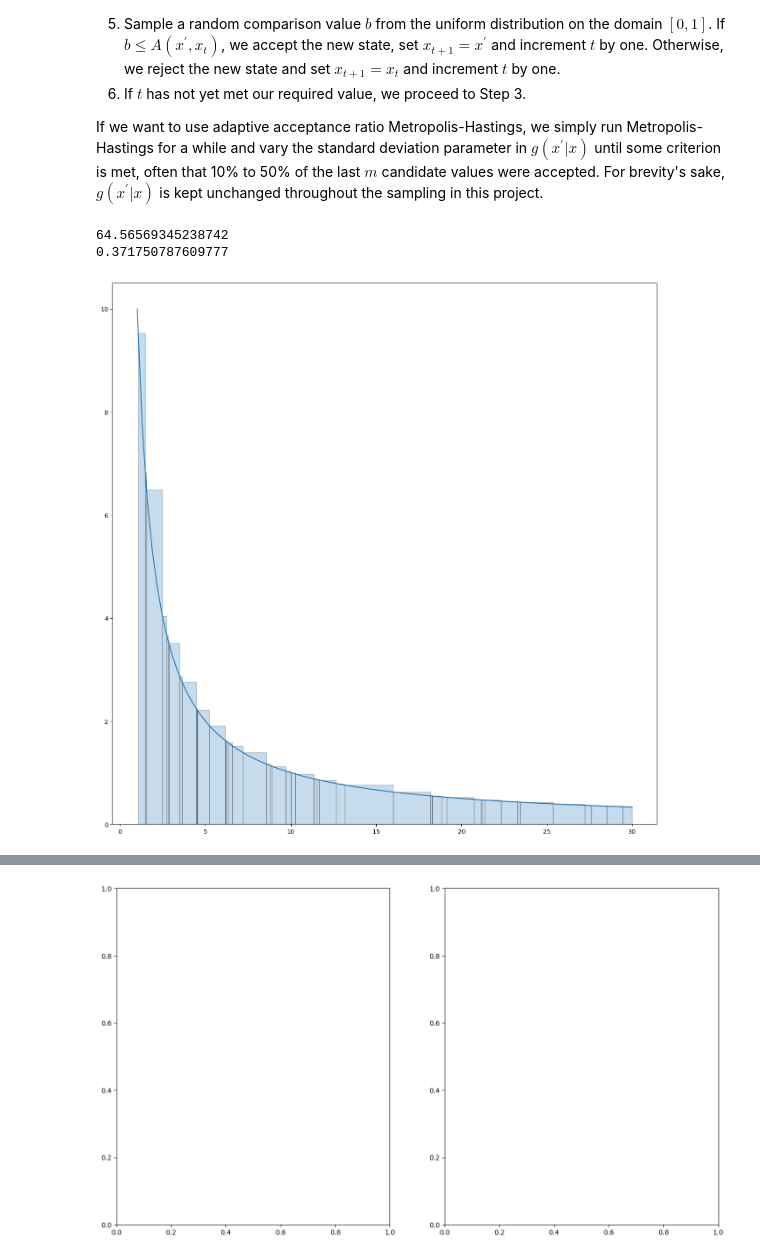
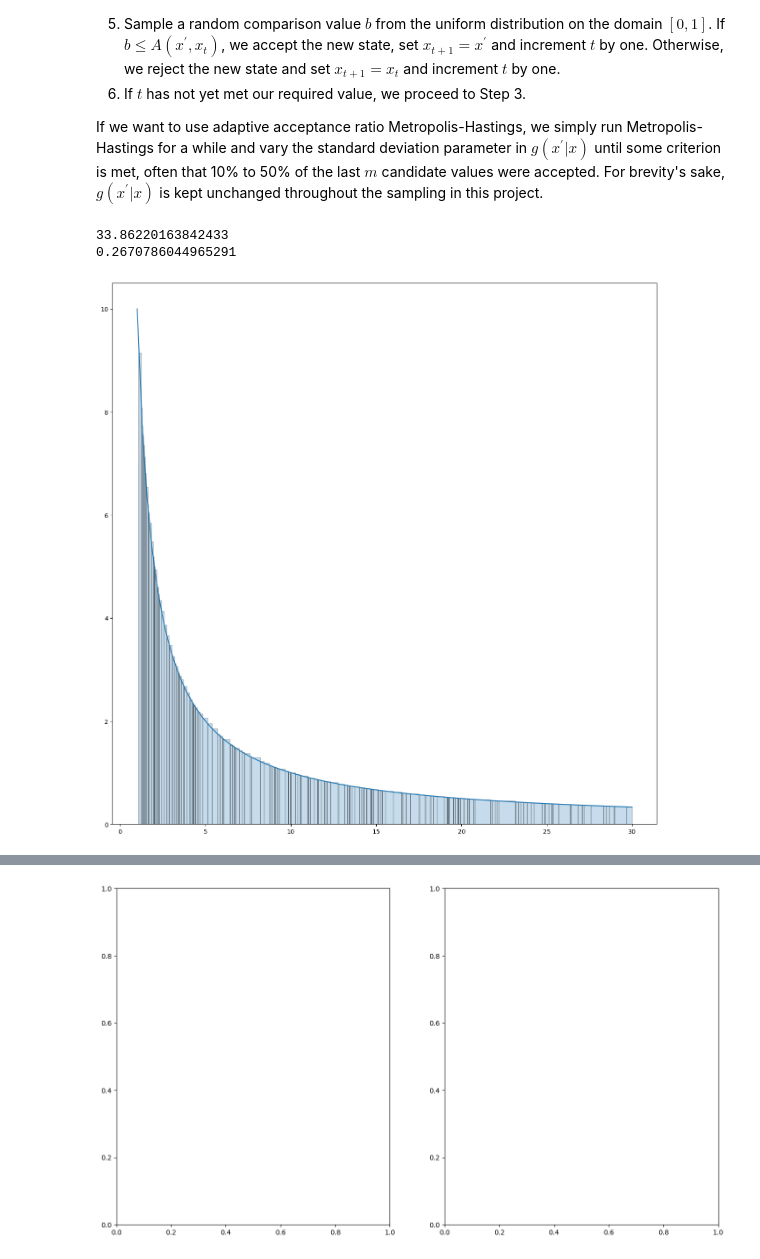
Before and after one commit to jaketanderson/phys41, a Jupyter notebook: Final_Project/Metropolis-Hastings_Monte_Carlo.ipynb, the cells around one changed output, grey strips where cells are left out. Drawn from its saved outputs; the diff is of its cells as text; code cells hidden in the pictures.

```diff
--- a/Final_Project/Metropolis-Hastings_Monte_Carlo.ipynb
+++ b/Final_Project/Metropolis-Hastings_Monte_Carlo.ipynb
@@ -397,22 +397,22 @@ In Metropolis-Hastings Monte Carlo we do the following:
 If we want to use adaptive acceptance ratio Metropolis-Hastings, we simply run Metropolis-Hastings for a while and vary the standard deviation parameter in $g(x^\prime|x)$ until some criterion is met, often that 10% to 50% of the last $m$ candidate values were accepted. For brevity's sake, $g(x^\prime|x)$ is kept unchanged throughout the sampling in this project.
 # %%
 def run_MHMC(f, g, domain, num_points=50):
-    fig = plt.figure(figsize=(16,16))
-    plt.plot(np.linspace(1,30,100), [10/x for x in np.linspace(1,30,100)])
+    fig = plt.figure(figsize=(16, 16))
+    plt.plot(np.linspace(1, 30, 100), [10 / x for x in np.linspace(1, 30, 100)])
 
-    rng = np.random.default_rng(seed=13579)
+    rng = np.random.default_rng(seed=135791)
     x_0 = rng.uniform(low=1, high=30)
     t = 0
     samples = [x_0]
     heights = [f(x_0, domain)]
     As = []
 
-    while len(set(samples)) < num_points-1:
+    while len(set(samples)) < num_points:
         x_prime = g(samples[t], rng)
         height = f(x_prime, domain)
         numerator = height * g(x_prime, rng, x_prime=samples[t])
         denominator = heights[t] * g(samples[t], rng, x_prime=x_prime)
-        A = min(1, numerator/denominator)
+        A = min(1, numerator / denominator)
         As.append(A)
         b = rng.random()
         if b <= A:
@@ -426,44 +426,65 @@ def run_MHMC(f, g, domain, num_points=50):
     # Remove duplicate samples
     temp_samples = []
     [temp_samples.append(sample) for sample in samples if sample not in temp_samples]
     samples = temp_samples
 
     # Remove duplicate heights
     temp_heights = []
     [temp_heights.append(height) for height in heights if height not in temp_heights]
     heights = temp_heights
 
     samples_and_heights = list(zip(samples, heights))
-    samples_and_heights.sort(key=lambda point: point[0])
+    samples_and_heights.sort(key=(lambda point: point[0]))
+
     widths = []
     for i, (sample, height) in enumerate(samples_and_heights):
         if sample == samples_and_heights[-1][0]:
             widths.append(domain[1] - sample)
         else:
             widths.append(samples_and_heights[i + 1][0] - sample)
 
-    plt.bar([point[0] for point in samples_and_heights], height=[point[1] for point in samples_and_heights], width=widths, align="edge", alpha=0.25, linewidth=1, edgecolor="black")
-    return sum([widths[i] * heights[i] for i in range(0,len(samples))]), As
+    plt.bar(
+        [point[0] for point in samples_and_heights],
+        height=[point[1] for point in samples_and_heights],
+        width=widths,
+        align="edge",
+        alpha=0.25,
+        linewidth=1,
+        edgecolor="black",
+    )
+
+    return (
+        sum(
+            [
+                widths[i] * samples_and_heights[i][1]
+                for i in range(0, len(samples_and_heights))
+            ]
+        ),
+        As,
+    )
+
 
 def f(x, domain):
-    if not (domain[0] <= x <= domain[1]):
+    if domain[0] <= x <= domain[1]:
+        return 10 / x
+    else:
         return 0
-    else:
-        return 10/x
+
 
 def g(x_t, rng, x_prime=None):
     sigma = 16
     if x_prime is None:
         return rng.normal(loc=x_t, scale=sigma)
     else:
-        return np.exp(-0.5*((x_prime-x_t)/sigma)**2)/(sigma*np.sqrt(2*np.pi))
+        return np.exp(-0.5 * ((x_prime - x_t) / sigma) ** 2) / (
+            sigma * np.sqrt(2 * np.pi)
+        )
 
-result = run_MHMC(f, g, domain=(1, 30), num_points=50)
+
+result = run_MHMC(f, g, domain=(1, 30), num_points=200)
 print(result[0])
-print(np.mean(result[1]))
-
-# Left-aligned Riemann sum greatly overestimates here! Change to trapezoidal?
+print(np.mean(result[1][-1*int(0.2*len(result[1])):]))
 # %% [output]
-64.56569345238742
-0.371750787609777
+33.86220163842433
+0.2670786044965291
-[figure, old version]
+[figure, new version]
```
Also changed, not shown: parts of 4 cells of this notebook.
